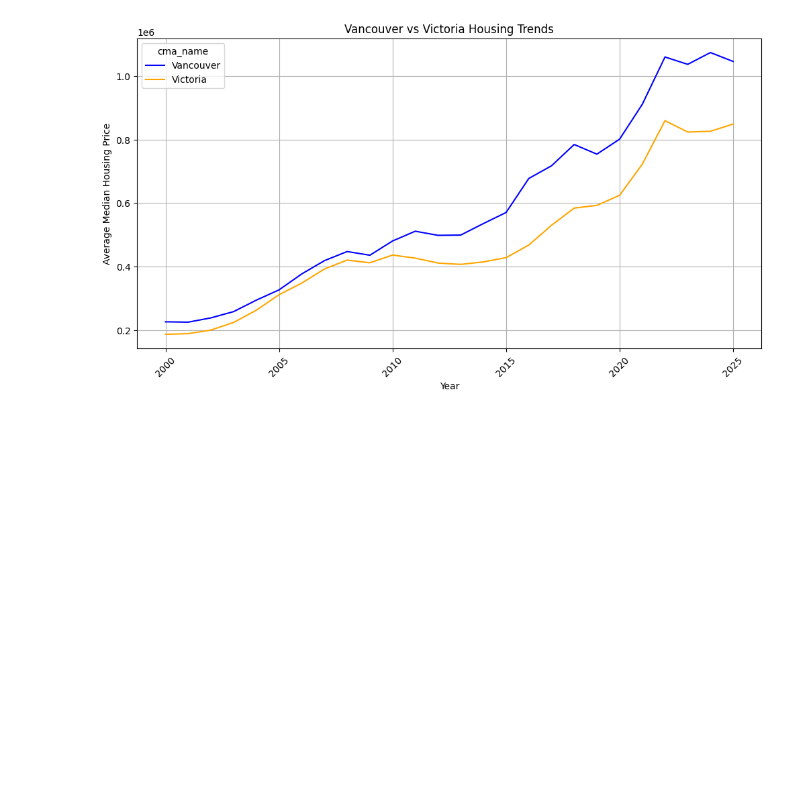
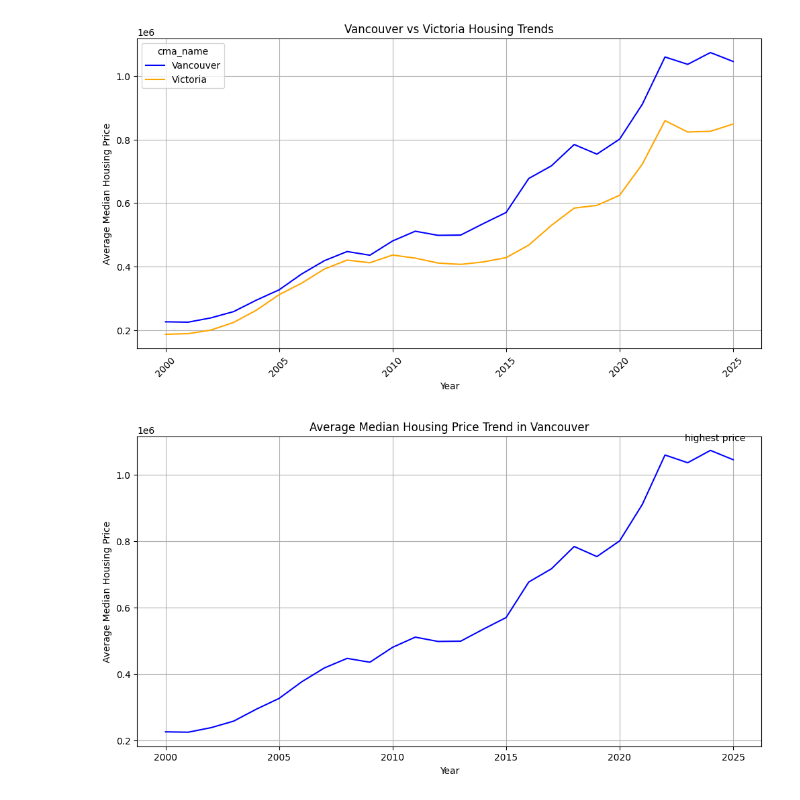
Before and after one commit to Sravanthi816/bc_housing_project, a Jupyter notebook: notebooks/01_pandas_basics.ipynb, the cells around one changed output. Saved outputs shown, nothing was run; the diff lists cells and outputs as text; code cells hidden in the pictures; blank space fills up the shorter version.

```diff
--- a/notebooks/01_pandas_basics.ipynb
+++ b/notebooks/01_pandas_basics.ipynb
@@ -267,3 +267,21 @@ trend_df.plot(kind="line",
 # %% [output]
 <Axes: title={'center': 'Vancouver vs Victoria Housing Trends'}, xlabel='Year', ylabel='Average Median Housing Price'>
 [figure]
+# %%
+import matplotlib.pyplot as plt
+vancouver_df = df[df["cma_name"]=="Vancouver"]
+Vancouver_trend = ( vancouver_df.groupby("year")["median_housing_price"]
+                   .mean() )
+highest_year = vancouver_trend.idxmax()
+highest_price = vancouver_trend.max()
+plt.figure(figsize=(12,6))
+plt.plot(Vancouver_trend.index, Vancouver_trend.values, color='blue')
+plt.title("Average Median Housing Price Trend in Vancouver")
+plt.xlabel("Year")
+plt.ylabel("Average Median Housing Price")
+plt.grid()
+plt.annotate("highest price",(highest_year, highest_price),
+             xytext=(5, 10), textcoords='offset points',ha='center')
+plt.show()
+# %% [output]
+[figure, added]
```
Also changed, not shown: parts of 11 cells of this notebook, 2 other files.
